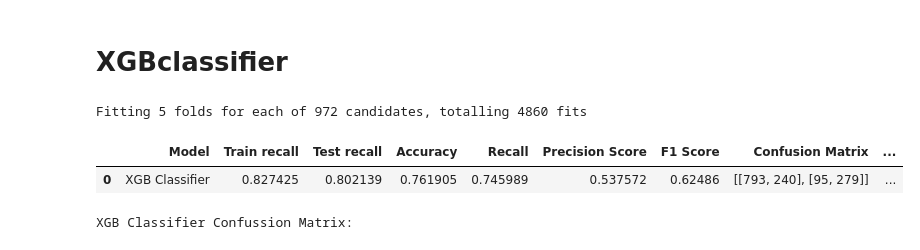
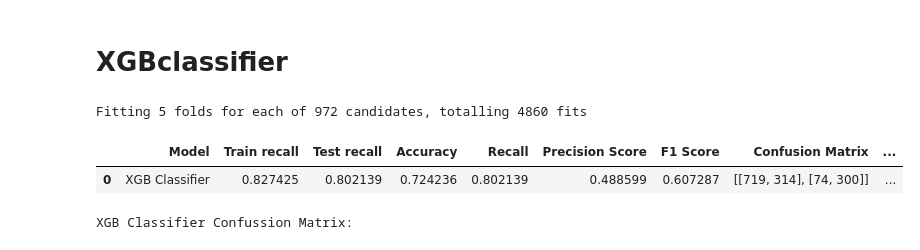
Before and after one commit to Md-Maruf-1727/customer-churn-prediction-ml, a Jupyter notebook: NoteBooks/04_model_training.ipynb, the cells around one changed output. Saved outputs shown, nothing was run; the diff lists cells and outputs as text; code cells hidden in the pictures.

```diff
--- a/NoteBooks/04_model_training.ipynb
+++ b/NoteBooks/04_model_training.ipynb
@@ -370,38 +370,38 @@ Fitting 5 folds for each of 972 candidates, totalling 4860 fits
 # %%
 xgb_train_pred = xgb_model.predict(scale_xtrain)
 xgb_pred = xgb_model.predict(scale_xtest)
 xgb_pred_proba = xgb_model.predict_proba(scale_xtest)[:, 1]
 
 xgb_train_f1 = recall_score(ytrain, xgb_train_pred)
 xgb_test_f1 = recall_score(ytest, xgb_pred)
 
-xgb_accuracy = accuracy_score(ytest, rf_pred)
-xgb_recall = recall_score(ytest, rf_pred)
-xgb_precision = precision_score(ytest, rf_pred)
-xgb_f1 = f1_score(ytest, rf_pred)
-xgb_confussion = confusion_matrix(ytest, rf_pred)
-xgb_roc_auc = roc_auc_score(ytest, rf_pred_proba)
+xgb_accuracy = accuracy_score(ytest, xgb_pred)
+xgb_recall = recall_score(ytest, xgb_pred)
+xgb_precision = precision_score(ytest, xgb_pred)
+xgb_f1 = f1_score(ytest, xgb_pred)
+xgb_confussion = confusion_matrix(ytest, xgb_pred)
+xgb_roc_auc = roc_auc_score(ytest, xgb_pred)
 
-xgb_best_param = rf_model.best_params_
-xgb_best_score = rf_model.best_score_
+xgb_best_param = xgb_model.best_params_
+xgb_best_score = xgb_model.best_score_
 
 xgb_result = pd.DataFrame([{
     'Model': 'XGB Classifier',
     'Train recall': xgb_train_f1,
     'Test recall': xgb_test_f1,
     'Accuracy': xgb_accuracy,
     'Recall': xgb_recall,
     'Precision Score': xgb_precision,
     'F1 Score': xgb_f1,
     'Confusion Matrix': xgb_confussion,
     'Roc Auc Score': xgb_roc_auc,
     'Best Params': str(xgb_best_param),
     'Best CV Score': xgb_best_score
 }])
 xgb_result
 # %% [output]
 |  | Model | Train recall | Test recall | Accuracy | Recall | Precision Score | F1 Score | Confusion Matrix | ... |
-| 0 | XGB Classifier | 0.827425 | 0.802139 | 0.761905 | 0.745989 | 0.537572 | 0.62486 | [[793, 240], [95, 279]] | ... |
+| 0 | XGB Classifier | 0.827425 | 0.802139 | 0.724236 | 0.802139 | 0.488599 | 0.607287 | [[719, 314], [74, 300]] | ... |
 # %%
 print("XGB Classifier Confussion Matrix:")
 plt.figure(figsize=(4,3))
```
Also changed, not shown: parts of 1 cell of this notebook.
